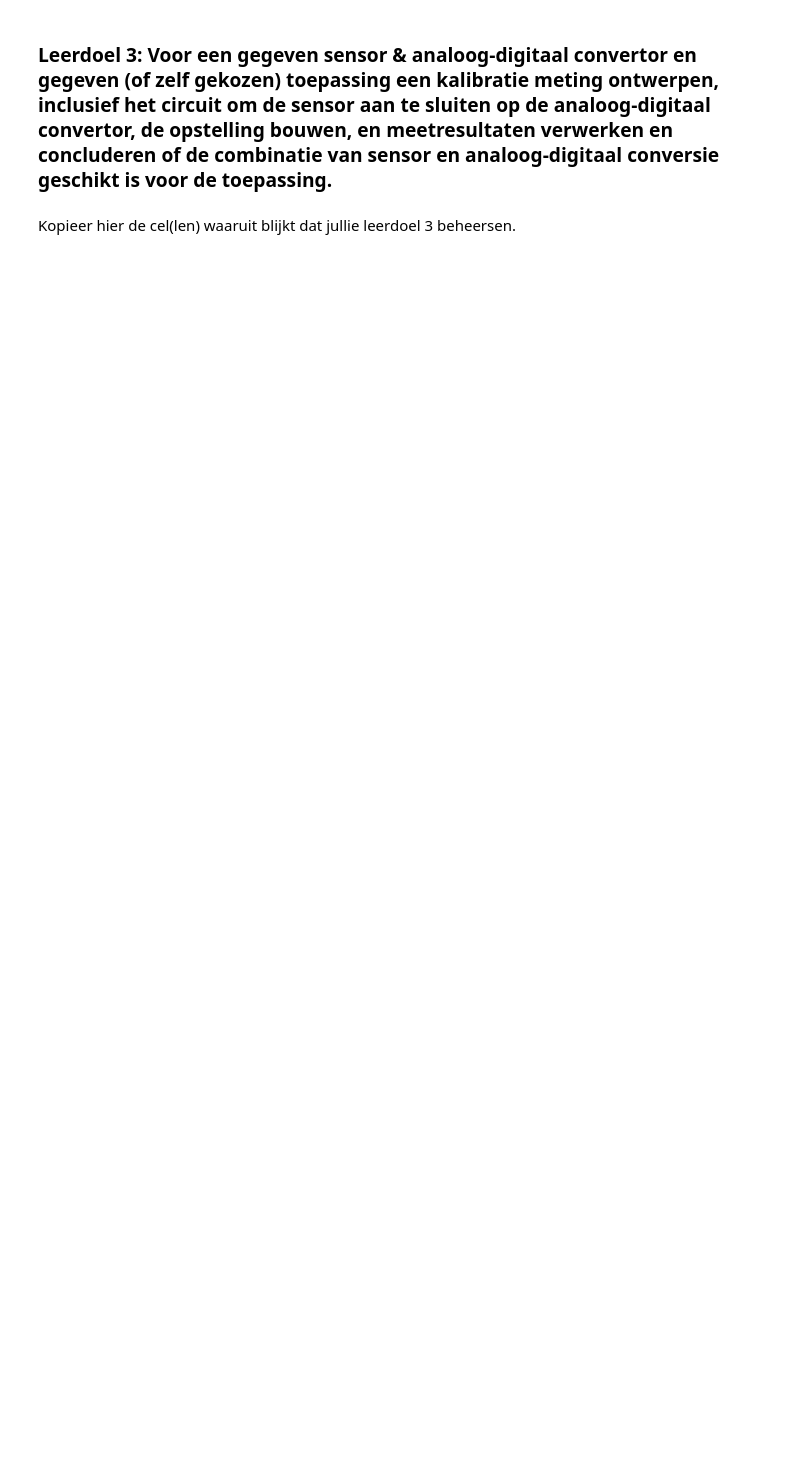
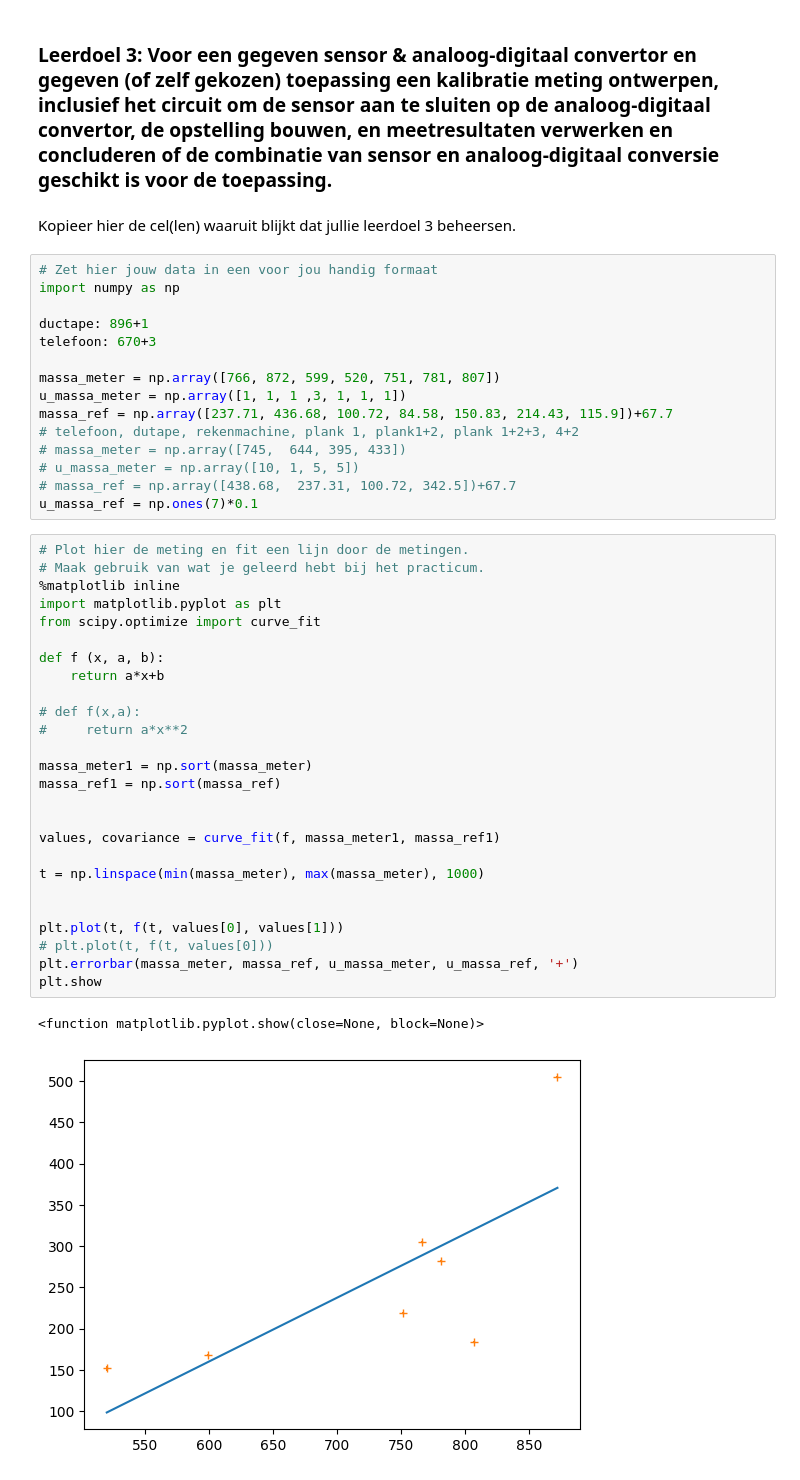
Before and after one commit to sirk3210/porkrepo, a Jupyter notebook: FysiekeOntwerpopdrachten/1KalibreerEenSensorDigitaalAnaloog/DEFOntwerpopdracht1KalibreerEenSensorInvulTemplate.ipynb, the cells around one changed output. Cells and saved outputs as stored; diff of their text form; blank space fills up the shorter version.

```diff
--- a/FysiekeOntwerpopdrachten/1KalibreerEenSensorDigitaalAnaloog/DEFOntwerpopdracht1KalibreerEenSensorInvulTemplate.ipynb
+++ b/FysiekeOntwerpopdrachten/1KalibreerEenSensorDigitaalAnaloog/DEFOntwerpopdracht1KalibreerEenSensorInvulTemplate.ipynb
@@ -115,3 +180,47 @@ Kopieer hier de cel(len) waaruit blijkt dat jullie leerdoel 2 beheersen.
 ### Leerdoel 3: Voor een gegeven sensor & analoog-digitaal convertor en gegeven (of zelf gekozen) toepassing een kalibratie meting ontwerpen, inclusief het circuit om de sensor aan te sluiten op de analoog-digitaal convertor, de opstelling bouwen, en meetresultaten verwerken en concluderen of de combinatie van sensor en analoog-digitaal conversie geschikt is voor de toepassing.
 # %% [markdown]
 Kopieer hier de cel(len) waaruit blijkt dat jullie leerdoel 3 beheersen.
+# %%
+# Zet hier jouw data in een voor jou handig formaat
+import numpy as np
+
+ductape: 896+1
+telefoon: 670+3
+
+massa_meter = np.array([766, 872, 599, 520, 751, 781, 807])
+u_massa_meter = np.array([1, 1, 1 ,3, 1, 1, 1])
+massa_ref = np.array([237.71, 436.68, 100.72, 84.58, 150.83, 214.43, 115.9])+67.7
+# telefoon, dutape, rekenmachine, plank 1, plank1+2, plank 1+2+3, 4+2
+# massa_meter = np.array([745,  644, 395, 433])
+# u_massa_meter = np.array([10, 1, 5, 5])
+# massa_ref = np.array([438.68,  237.31, 100.72, 342.5])+67.7
+u_massa_ref = np.ones(7)*0.1
+# %%
+# Plot hier de meting en fit een lijn door de metingen.
+# Maak gebruik van wat je geleerd hebt bij het practicum.
+%matplotlib inline
+import matplotlib.pyplot as plt
+from scipy.optimize import curve_fit
+
+def f (x, a, b):
+    return a*x+b
+
+# def f(x,a):
+#     return a*x**2
+
+massa_meter1 = np.sort(massa_meter)
+massa_ref1 = np.sort(massa_ref)
+
+
+values, covariance = curve_fit(f, massa_meter1, massa_ref1)
+
+t = np.linspace(min(massa_meter), max(massa_meter), 1000)
+
+
+plt.plot(t, f(t, values[0], values[1]))
+# plt.plot(t, f(t, values[0]))
+plt.errorbar(massa_meter, massa_ref, u_massa_meter, u_massa_ref, '+')
+plt.show
+# %% [output]
+<function matplotlib.pyplot.show(close=None, block=None)>
+[figure, added]
```
Also changed, not shown: parts of 14 cells of this notebook, 5 other files.
